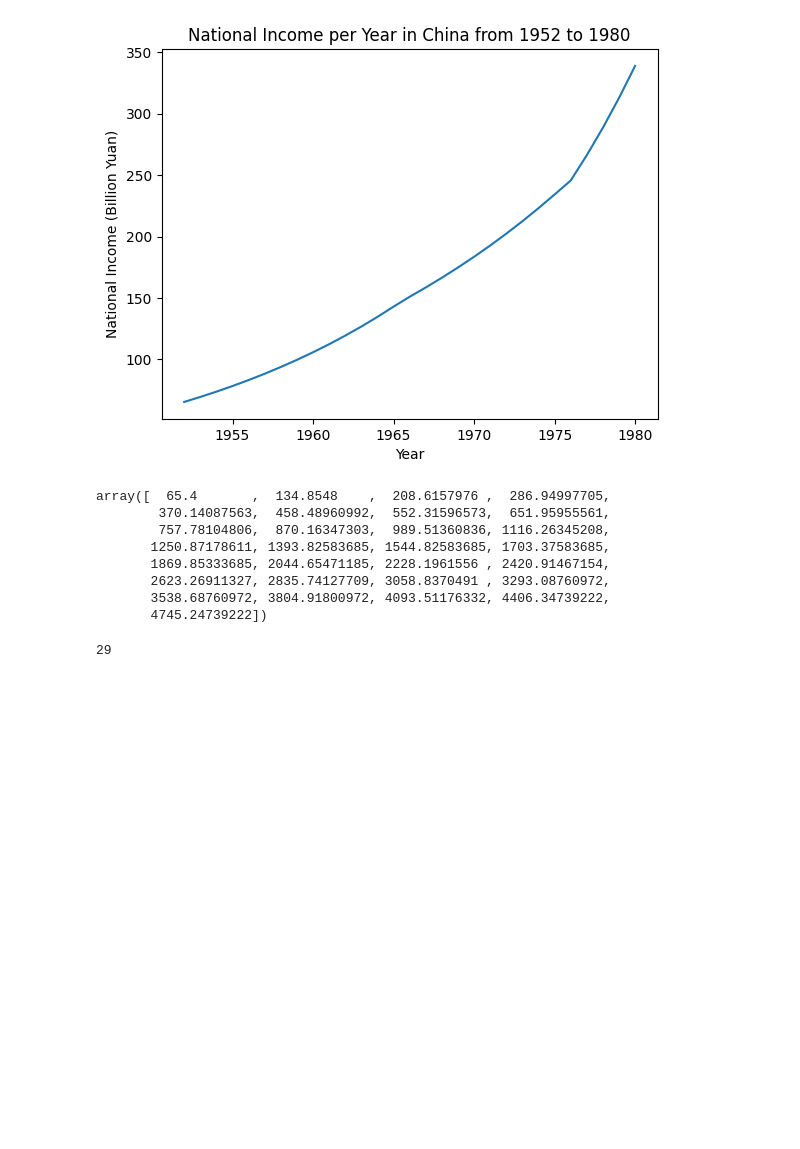
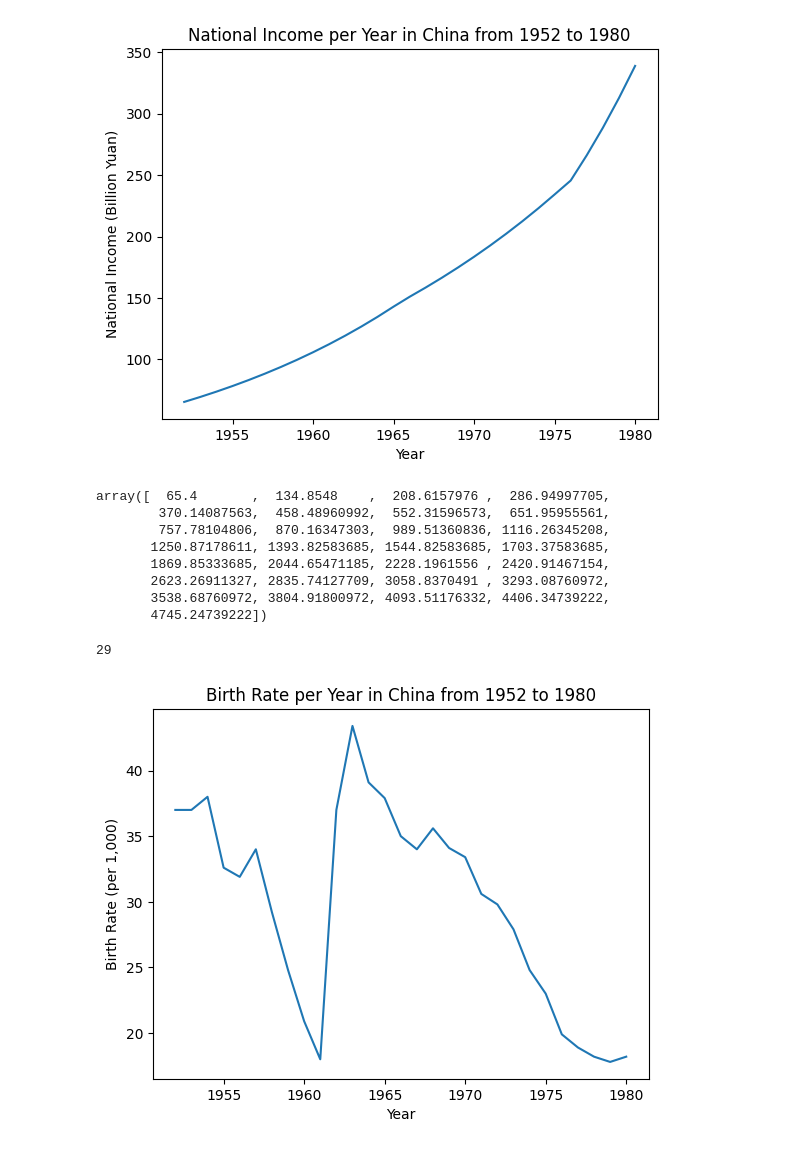
Before and after one commit to Mkrolick/My-Last-History-Class, a Jupyter notebook: history-book.ipynb, the cells around one changed output. Saved outputs shown, nothing was run; the diff lists cells and outputs as text; code cells hidden in the pictures; blank space fills up the shorter version.

```diff
--- a/history-book.ipynb
+++ b/history-book.ipynb
@@ -60,0 +59,19 @@ len(range(1952, 1981))
+# %%
+# open csv with pandas
+df = pd.read_csv("birth-death-china-great-leap-forward-famine.csv")
+df = df[df.Entity == "China"]
+df = df[df.Year >= 1952]
+df = df[df.Year <= 1980]
+
+# add data to dictionary
+china_data["Birth_Rate"] = [float(x) for x in df["International Historical Statistics (Births per 1,000) (Brian Mitchell (2013))"].tolist()]
+china_data["Death_Rate"] = [float(x) for x in df["International Historical Statistics (Deaths per 1,000) (Brian Mitchell (2013))"].tolist()]
+# %%
+# plot Birth Rate
+plt.plot(china_data["TimeFrame"], china_data["Birth_Rate"])
+plt.title("Birth Rate per Year in China from 1952 to 1980")
+plt.xlabel("Year")
+plt.ylabel("Birth Rate (per 1,000)")
+plt.show()
+# %% [output]
+[figure, added]
```
Also changed, not shown: parts of 9 cells of this notebook.
